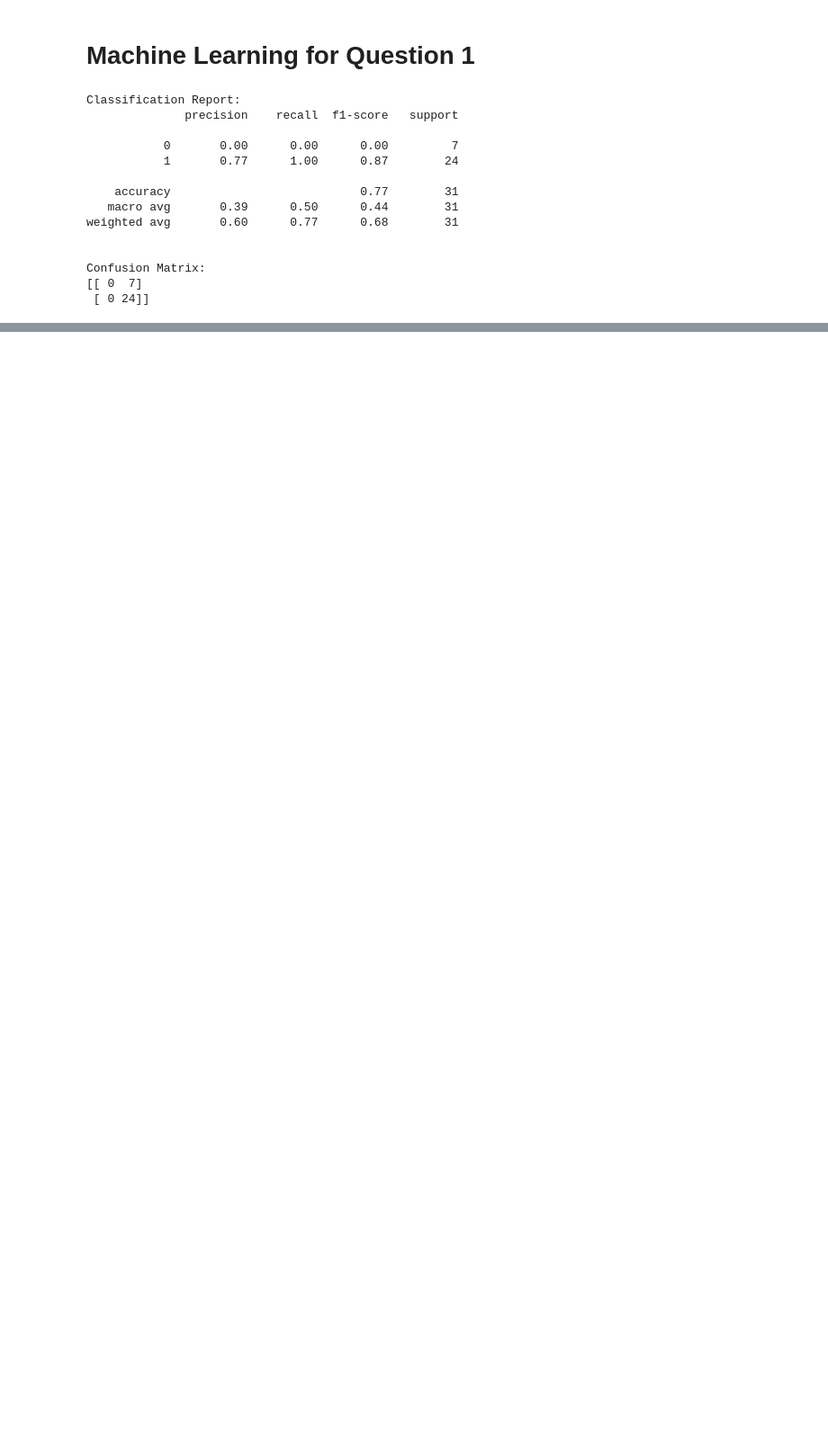
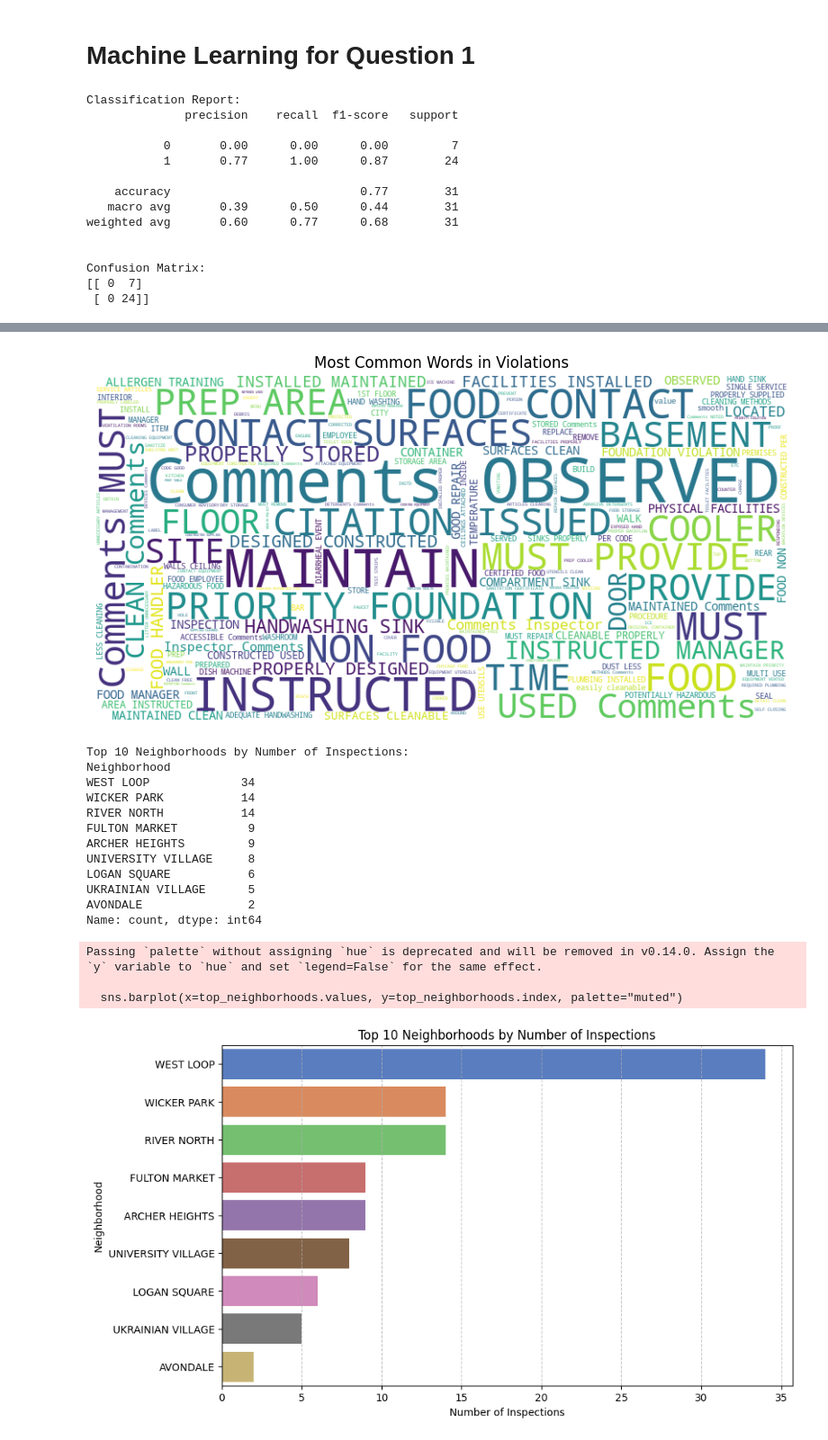
Before and after one commit to kyliemccabe1/Project-DW, a Jupyter notebook: Codes/Updated Project Jupyter Notebook.ipynb, the cells around one changed output, grey strips where cells are left out. Shown at 90% size. Saved outputs shown, nothing was run; the diff lists cells and outputs as text; code cells hidden in the pictures; blank space fills up the shorter version.

```diff
--- a/Codes/Updated Project Jupyter Notebook.ipynb
+++ b/Codes/Updated Project Jupyter Notebook.ipynb
@@ -414,0 +501,59 @@ Confusion Matrix:
+# %%
+import pandas as pd
+import matplotlib.pyplot as plt
+import seaborn as sns
+from wordcloud import WordCloud
+
+# Load  CSV
+merged_df = pd.read_csv("merged_cleaned.csv")
+
+# ----------------- Word Cloud of Violations -----------------
+text = " ".join(str(v) for v in merged_df["Violations"].dropna())
+wordcloud = WordCloud(width=800, height=400, background_color='white').generate(text)
+
+plt.figure(figsize=(10,5))
+plt.imshow(wordcloud, interpolation='bilinear')
+plt.axis('off')
+plt.title("Most Common Words in Violations")
+plt.show()
+
+# ----------------- Top 10 Neighborhoods -----------------
+top_neighborhoods = merged_df["Neighborhood"].value_counts().head(10)
+print("\nTop 10 Neighborhoods by Number of Inspections:")
+print(top_neighborhoods)
+
+plt.figure(figsize=(10,6))
+sns.barplot(x=top_neighborhoods.values, y=top_neighborhoods.index, palette="muted")
+plt.title("Top 10 Neighborhoods by Number of Inspections")
+plt.xlabel("Number of Inspections")
+plt.ylabel("Neighborhood")
+plt.grid(axis='x', linestyle='--', alpha=0.7)
+plt.show()
+
+# ----------------- Histogram of Inspections per Restaurant -----------------
+inspections_per_restaurant = merged_df["Name"].value_counts()
+
+plt.figure(figsize=(8,6))
+sns.histplot(inspections_per_restaurant, bins=range(1, inspections_per_restaurant.max()+2))
+plt.title("Distribution of Number of Inspections per Restaurant")
+plt.xlabel("Number of Inspections")
+plt.ylabel("Number of Restaurants")
+plt.show()
+# %% [output]
+[figure, added]
+Top 10 Neighborhoods by Number of Inspections:
+Neighborhood
+WEST LOOP             34
+WICKER PARK           14
+RIVER NORTH           14
+FULTON MARKET          9
+ARCHER HEIGHTS         9
+UNIVERSITY VILLAGE     8
+LOGAN SQUARE           6
+UKRAINIAN VILLAGE      5
+AVONDALE               2
+Name: count, dtype: int64
+Passing `palette` without assigning `hue` is deprecated and will be removed in v0.14.0. Assign the `y` variable to `hue` and set `legend=False` for the same effect.
+
+  sns.barplot(x=top_neighborhoods.values, y=top_neighborhoods.index, palette="muted")
+[figure, added]
```
Also changed, not shown: parts of 26 cells of this notebook.
